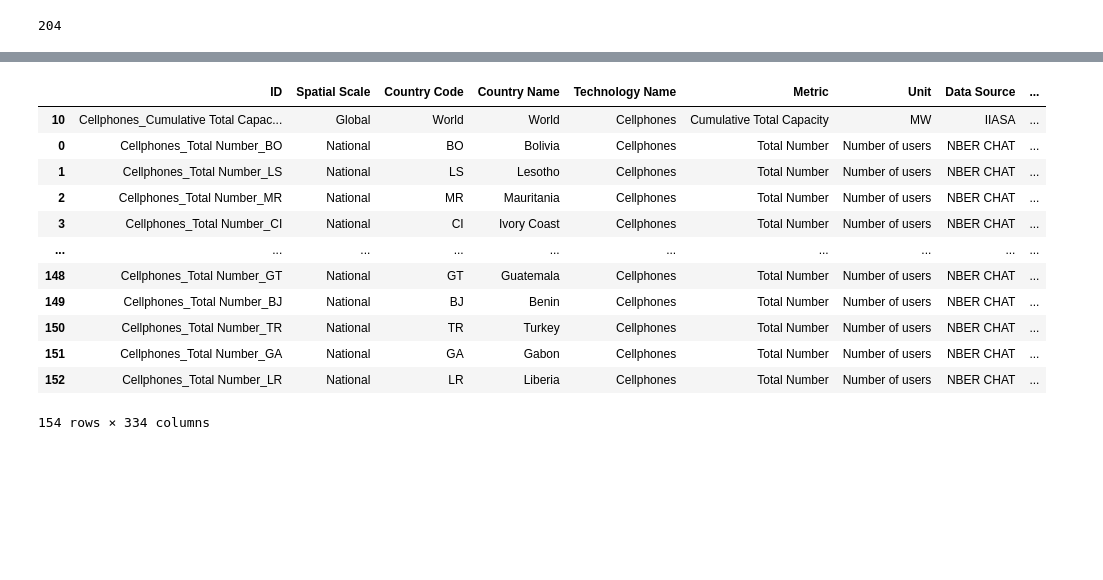
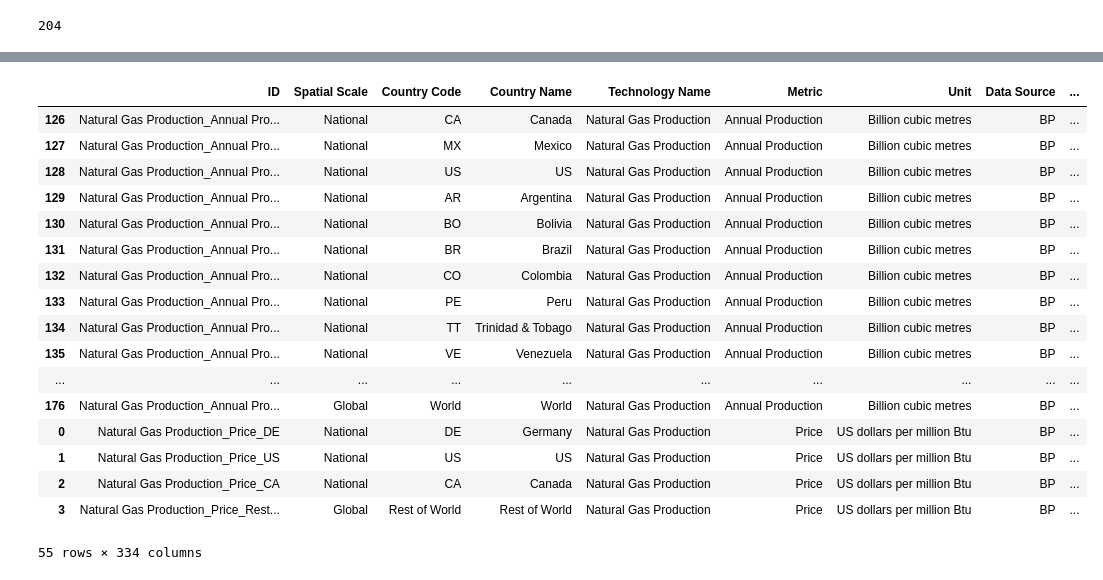
Before and after one commit to ariana848/historical_tech, a Jupyter notebook: compiler.ipynb, the cells around one changed output, grey strips where cells are left out. Drawn from its saved outputs; the diff is of its cells as text; code cells hidden in the pictures; blank space fills up the shorter version.

```diff
--- a/compiler.ipynb
+++ b/compiler.ipynb
@@ -78,19 +78,24 @@ Shale production
 # %%
-all_tech_df[all_tech_df['Technology Name']=='Cellphones']
+all_tech_df[all_tech_df['Technology Name']=='Natural Gas Production']
 # %% [output]
 |  | ID | Spatial Scale | Country Code | Country Name | Technology Name | Metric | Unit | Data Source | ... |
-| 10 | Cellphones_Cumulative Total Capac... | Global | World | World | Cellphones | Cumulative Total Capacity | MW | IIASA | ... |
-| 0 | Cellphones_Total Number_BO | National | BO | Bolivia | Cellphones | Total Number | Number of users | NBER CHAT | ... |
-| 1 | Cellphones_Total Number_LS | National | LS | Lesotho | Cellphones | Total Number | Number of users | NBER CHAT | ... |
-| 2 | Cellphones_Total Number_MR | National | MR | Mauritania | Cellphones | Total Number | Number of users | NBER CHAT | ... |
-| 3 | Cellphones_Total Number_CI | National | CI | Ivory Coast | Cellphones | Total Number | Number of users | NBER CHAT | ... |
+| 126 | Natural Gas Production_Annual Pro... | National | CA | Canada | Natural Gas Production | Annual Production | Billion cubic metres | BP | ... |
+| 127 | Natural Gas Production_Annual Pro... | National | MX | Mexico | Natural Gas Production | Annual Production | Billion cubic metres | BP | ... |
+| 128 | Natural Gas Production_Annual Pro... | National | US | US | Natural Gas Production | Annual Production | Billion cubic metres | BP | ... |
+| 129 | Natural Gas Production_Annual Pro... | National | AR | Argentina | Natural Gas Production | Annual Production | Billion cubic metres | BP | ... |
+| 130 | Natural Gas Production_Annual Pro... | National | BO | Bolivia | Natural Gas Production | Annual Production | Billion cubic metres | BP | ... |
+| 131 | Natural Gas Production_Annual Pro... | National | BR | Brazil | Natural Gas Production | Annual Production | Billion cubic metres | BP | ... |
+| 132 | Natural Gas Production_Annual Pro... | National | CO | Colombia | Natural Gas Production | Annual Production | Billion cubic metres | BP | ... |
+| 133 | Natural Gas Production_Annual Pro... | National | PE | Peru | Natural Gas Production | Annual Production | Billion cubic metres | BP | ... |
+| 134 | Natural Gas Production_Annual Pro... | National | TT | Trinidad & Tobago | Natural Gas Production | Annual Production | Billion cubic metres | BP | ... |
+| 135 | Natural Gas Production_Annual Pro... | National | VE | Venezuela | Natural Gas Production | Annual Production | Billion cubic metres | BP | ... |
 | ... | ... | ... | ... | ... | ... | ... | ... | ... | ... |
-| 148 | Cellphones_Total Number_GT | National | GT | Guatemala | Cellphones | Total Number | Number of users | NBER CHAT | ... |
-| 149 | Cellphones_Total Number_BJ | National | BJ | Benin | Cellphones | Total Number | Number of users | NBER CHAT | ... |
-| 150 | Cellphones_Total Number_TR | National | TR | Turkey | Cellphones | Total Number | Number of users | NBER CHAT | ... |
-| 151 | Cellphones_Total Number_GA | National | GA | Gabon | Cellphones | Total Number | Number of users | NBER CHAT | ... |
-| 152 | Cellphones_Total Number_LR | National | LR | Liberia | Cellphones | Total Number | Number of users | NBER CHAT | ... |
+| 176 | Natural Gas Production_Annual Pro... | Global | World | World | Natural Gas Production | Annual Production | Billion cubic metres | BP | ... |
+| 0 | Natural Gas Production_Price_DE | National | DE | Germany | Natural Gas Production | Price | US dollars per million Btu | BP | ... |
+| 1 | Natural Gas Production_Price_US | National | US | US | Natural Gas Production | Price | US dollars per million Btu | BP | ... |
+| 2 | Natural Gas Production_Price_CA | National | CA | Canada | Natural Gas Production | Price | US dollars per million Btu | BP | ... |
+| 3 | Natural Gas Production_Price_Rest... | Global | Rest of World | Rest of World | Natural Gas Production | Price | US dollars per million Btu | BP | ... |
-154 rows × 334 columns
+55 rows × 334 columns
 # %%
 all_tech_df['Technology Name'] = all_tech_df['Technology Name'].str.title()
 # %%
```
Also changed, not shown: parts of 8 cells of this notebook, 23 other files.
